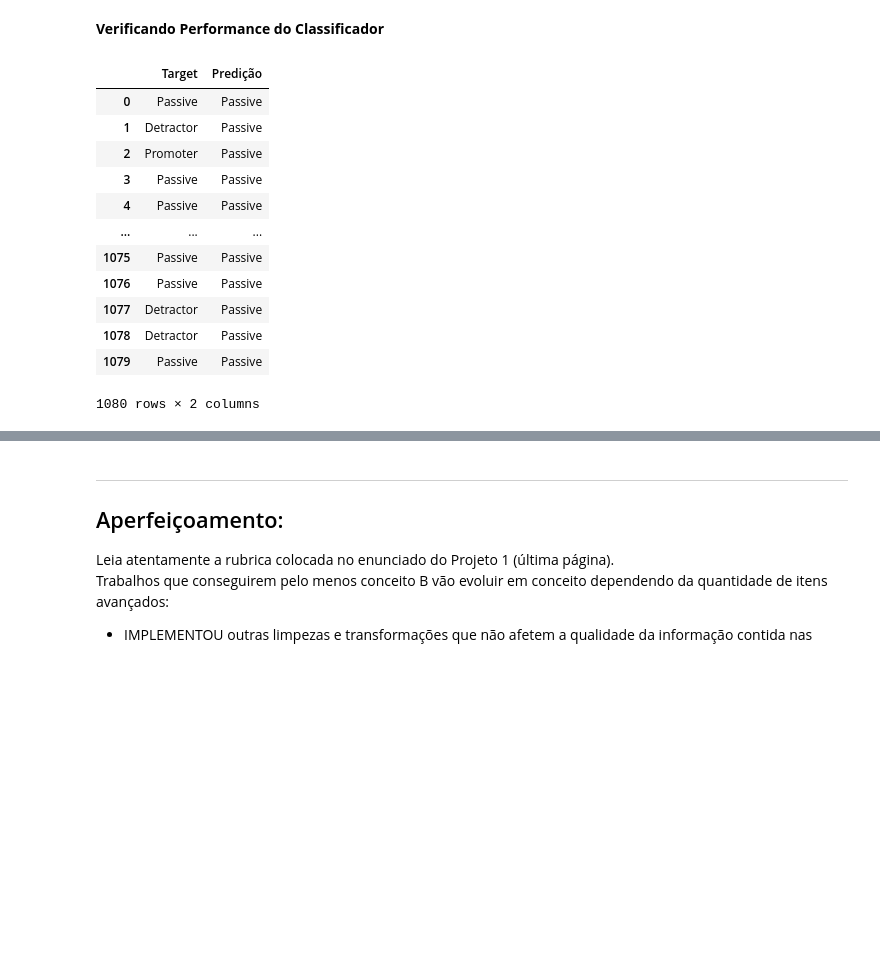
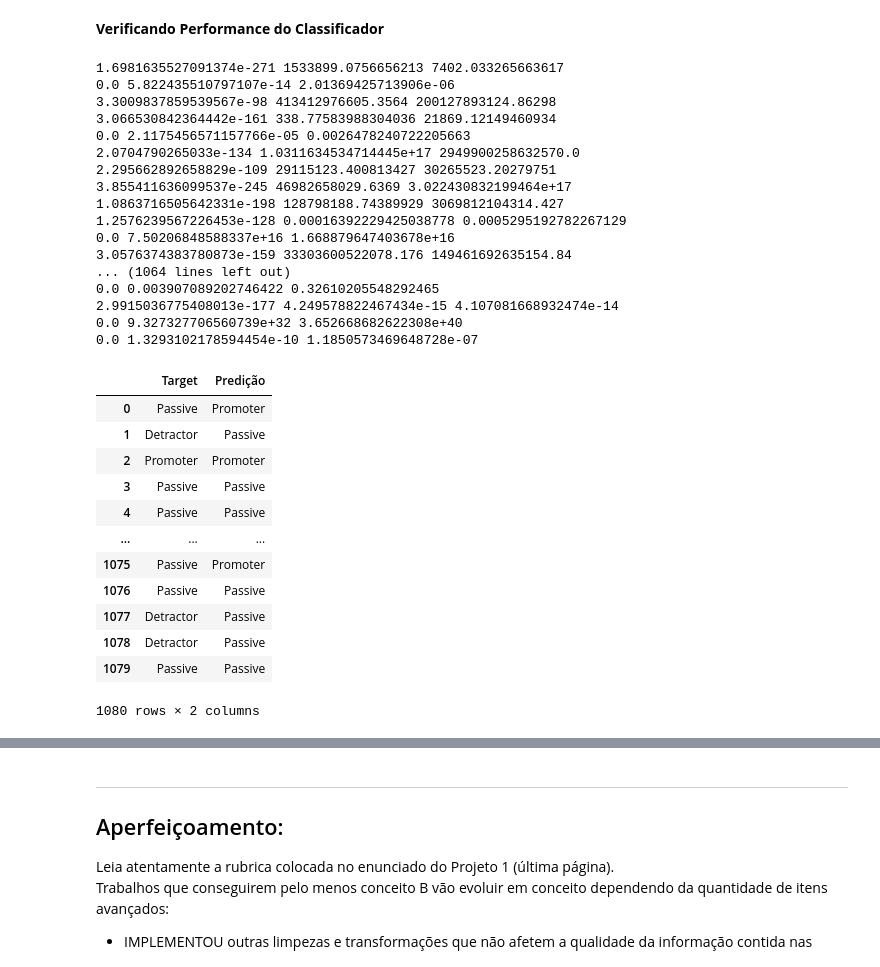
Before and after one commit to felipemenke/Projeto1-Cdados-Insper, a Jupyter notebook: Projeto1_Template.ipynb, the cells around one changed output, grey strips where cells are left out. Cells and saved outputs as stored; diff of their text form; code cells hidden in the pictures; blank space fills up the shorter version.

```diff
--- a/Projeto1_Template.ipynb
+++ b/Projeto1_Template.ipynb
@@ -474,7 +481,6 @@ palavras_totais2 = pd.Series(palavras_totais2)
 qtd_palavras_totais2 = palavras_totais2.value_counts()
 qtd_palavras_totais2 = qtd_palavras_totais2.sum()
 
-
 #PASSIVO
 
 dic_passivos2 = train.loc[train["Target"]=="Passive","Review"]
@@ -483,7 +489,7 @@ frases_passivos2 = dic_passivos2.tolist()
 
 #Juntando as frases,Limpando (caracteres especiais, e diminuindo as letras)
 frases_passivos2 = " ".join(frases_passivos2)
-frases_passivos2 = cleanup(frases_passivos2).lower()
+frases_passivos2 = cleanup2(frases_passivos2).lower()
 frases_passivos2 = frases_passivos2.split()
 
 #Probabilidade de ser Passivo
@@ -496,6 +502,7 @@ Prob_Passivo2 = qtd_palavras_passivos2/qtd_palavras_totais2
 
 freq_rel_passivos2 = pd.Series(frases_passivos2).value_counts(True)
 freq_abs_passivos2 = pd.Series(frases_passivos2).value_counts()
+
 
 #DETRACTOR
 
@@ -520,8 +527,6 @@ freq_rel_detrator2 = pd.Series(frases_detractor2).value_counts(True)
 freq_abs_detrator2 = pd.Series(frases_detractor2).value_counts()
 
 
-
-
 #PROMOTER
 
 dic_promoter2 = train.loc[train["Target"]=="Promoter","Review"]
@@ -544,6 +549,18 @@ Prob_Promoter2 = qtd_palavras_promoter2/qtd_palavras_totais2
 
 freq_rel_promoter2 = pd.Series(frases_promoter2).value_counts(True)
 freq_abs_promoter2 = pd.Series(frases_promoter2).value_counts()
+print(freq_rel_promoter2)
 
-print(freq_rel_promoter2)
+
+#Criando VOCABULARIO
+#Adicionando todas as palavras presentes nas frases uma unica vez:
+vocabulario2 = []
+
+for i in palavras_totais2:
+    if i not in vocabulario2:
+        vocabulario2.append(i)
+
+print(vocabulario2)
+
+qtd_vocabulario2 = len(vocabulario2)
 # %% [output]
@@ -562,19 +580,14 @@ Name: proportion, Length: 6355, dtype: float64
 # %% [markdown]
 **Verificando Performance do Classificador**
 # %%
-##Codigo da suavização de Laplace
-
 dic_final2 = {}
 Target_test2 = test.loc[:, "Target"]
 Review_test2 = test.loc[:, "Review"]
 
-
-
 for i in range(len(test)):
     tipo2 = Target_test2.iloc[i]
-    frase2 = cleanup(Review_test2.iloc[i]).lower().strip()
+    frase2 = cleanup2(Review_test2.iloc[i]).lower().strip()
     frase2 = " ".join(frase2.split())
-
 
     probDetratordadoFrase2 = 1
     probPassivodadoFrase2 = 1
@@ -582,55 +595,69 @@ for i in range(len(test)):
 
     for palavra2 in frase2.split():
         palavra2 = palavra2.lower().strip()
 
-
         if palavra2 in frases_promoter2:
-            probPromoterdadoFrase2 *= (freq_abs_promoter2[palavra2]+ 1)/(qtd_palavras_promoter2 + qtd_palavras_totais2)  * 1000
+            probPromoterdadoFrase2 *= (freq_abs_promoter2[palavra2]+ 1)/(qtd_palavras_promoter2 + qtd_vocabulario2) * 1000
         else:
-            probPromoterdadoFrase2 *=(1/(qtd_palavras_promoter2 + qtd_palavras_totais2))  * 1000
-
+            probPromoterdadoFrase2 *= (1/(qtd_palavras_promoter2 + qtd_vocabulario2))  * 1000
 
         if palavra2 in frases_detractor2:
-            probDetratordadoFrase2 *= (freq_abs_detrator2[palavra2]+ 1)/(qtd_palavras_detrator2 + qtd_palavras_totais2)   * 1000
+            probDetratordadoFrase2 *= (freq_abs_detrator2[palavra2]+ 1)/(qtd_palavras_detrator2 + qtd_vocabulario2)
         else:
-            probDetratordadoFrase2 *= (1/(qtd_palavras_detrator2 + qtd_palavras_totais2)) * 1000
+            probDetratordadoFrase2 *= (1/(qtd_palavras_detrator2 + qtd_vocabulario2)) * 1000
 
         if palavra2 in frases_passivos2:
-            probPassivodadoFrase2 *= (freq_abs_passivos2[palavra2]+ 1)/(qtd_palavras_passivos2 + qtd_palavras_totais2)   * 1000
+            probPassivodadoFrase2 *= (freq_abs_passivos2[palavra2]+ 1)/(qtd_palavras_passivos2 + qtd_vocabulario2)   * 1000
         else:
-            probPassivodadoFrase2 *= (1/(qtd_palavras_passivos2 + qtd_palavras_totais2))  * 1000
+            probPassivodadoFrase2 *= (1/(qtd_palavras_passivos2 + qtd_vocabulario2))  * 1000
 
     maior2 = max(probDetratordadoFrase2, probPromoterdadoFrase2, probPassivodadoFrase2)
+    print(probDetratordadoFrase2, probPromoterdadoFrase2, probPassivodadoFrase2)
 
     if maior2 == probDetratordadoFrase2:
         final2 = "Detractor"
     elif maior2 == probPromoterdadoFrase2:
         final2 = "Promoter"
     else:
         final2 = "Passive"
 
     dic_final2[i] = (tipo2, final2)
 
-
 import pandas as pd
 df_resultado2 = pd.DataFrame.from_dict(dic_final2, orient="index", columns=["Target", "Predição"])
 
-
 df_resultado2
 # %% [output]
+1.6981635527091374e-271 1533899.0756656213 7402.033265663617
+0.0 5.822435510797107e-14 2.01369425713906e-06
+3.3009837859539567e-98 413412976605.3564 200127893124.86298
+3.066530842364442e-161 338.77583988304036 21869.12149460934
+0.0 2.1175456571157766e-05 0.0026478240722205663
+2.0704790265033e-134 1.0311634534714445e+17 2949900258632570.0
+2.295662892658829e-109 29115123.400813427 30265523.20279751
+3.855411636099537e-245 46982658029.6369 3.022430832199464e+17
+1.0863716505642331e-198 128798188.74389929 3069812104314.427
+1.2576239567226453e-128 0.00016392229425038778 0.0005295192782267129
+0.0 7.50206848588337e+16 1.668879647403678e+16
+3.0576374383780873e-159 33303600522078.176 149461692635154.84
+... (1064 lines left out)
+0.0 0.003907089202746422 0.32610205548292465
+2.9915036775408013e-177 4.249578822467434e-15 4.107081668932474e-14
+0.0 9.327327706560739e+32 3.652668682622308e+40
+0.0 1.3293102178594454e-10 1.1850573469648728e-07
 |  | Target | Predição |
-| 0 | Passive | Passive |
+| 0 | Passive | Promoter |
 | 1 | Detractor | Passive |
-| 2 | Promoter | Passive |
+| 2 | Promoter | Promoter |
 | 3 | Passive | Passive |
 | 4 | Passive | Passive |
 | ... | ... | ... |
-| 1075 | Passive | Passive |
+| 1075 | Passive | Promoter |
 | 1076 | Passive | Passive |
 | 1077 | Detractor | Passive |
 | 1078 | Detractor | Passive |
 | 1079 | Passive | Passive |
-1080 rows × 2 columns
+1080 rows × 2 columns
 # %%
 
 Passivo2 = df_resultado2.loc[df_resultado2["Target"] == "Passive", "Predição"]
```
Also changed, not shown: parts of 7 cells of this notebook.
